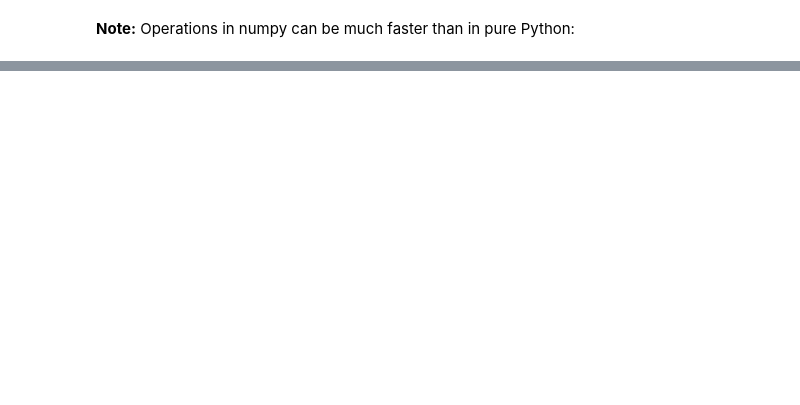
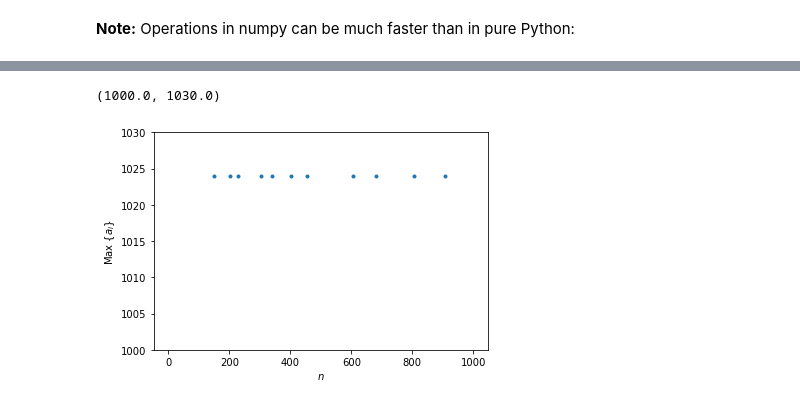
Before and after one commit to jllottes/jllottes.github.io, a Jupyter notebook: _static/weekly_notebooks/week05_notebook.ipynb, the cells around one changed output, grey strips where cells are left out. Cells and saved outputs as stored; diff of their text form; code cells hidden in the pictures; blank space fills up the shorter version.

```diff
--- a/_static/weekly_notebooks/week05_notebook.ipynb
+++ b/_static/weekly_notebooks/week05_notebook.ipynb
@@ -330,0 +574,21 @@ Matplotlib is friendly to numpy arrays:
+# %%
+def orbit_max(n):
+    nmax = n
+    while n != 1:
+        n = collatz(n)
+        if n > nmax:
+            nmax = n
+    return nmax
+# %%
+ns = [n for n in range(1,N)]
+max_list = [orbit_max(n) for n in ns]
+
+plt.plot(ns,max_list,'.')
+plt.xlabel('$n$')
+plt.ylabel('Max $\{a_i\}$')
+plt.ylim(1000,1030)
+
+#plt.axhline(4096,linestyle='--',color='k')
+# %% [output]
+(1000.0, 1030.0)
+[figure, added]
```
Also changed, not shown: parts of 47 cells of this notebook, 58 other files.
